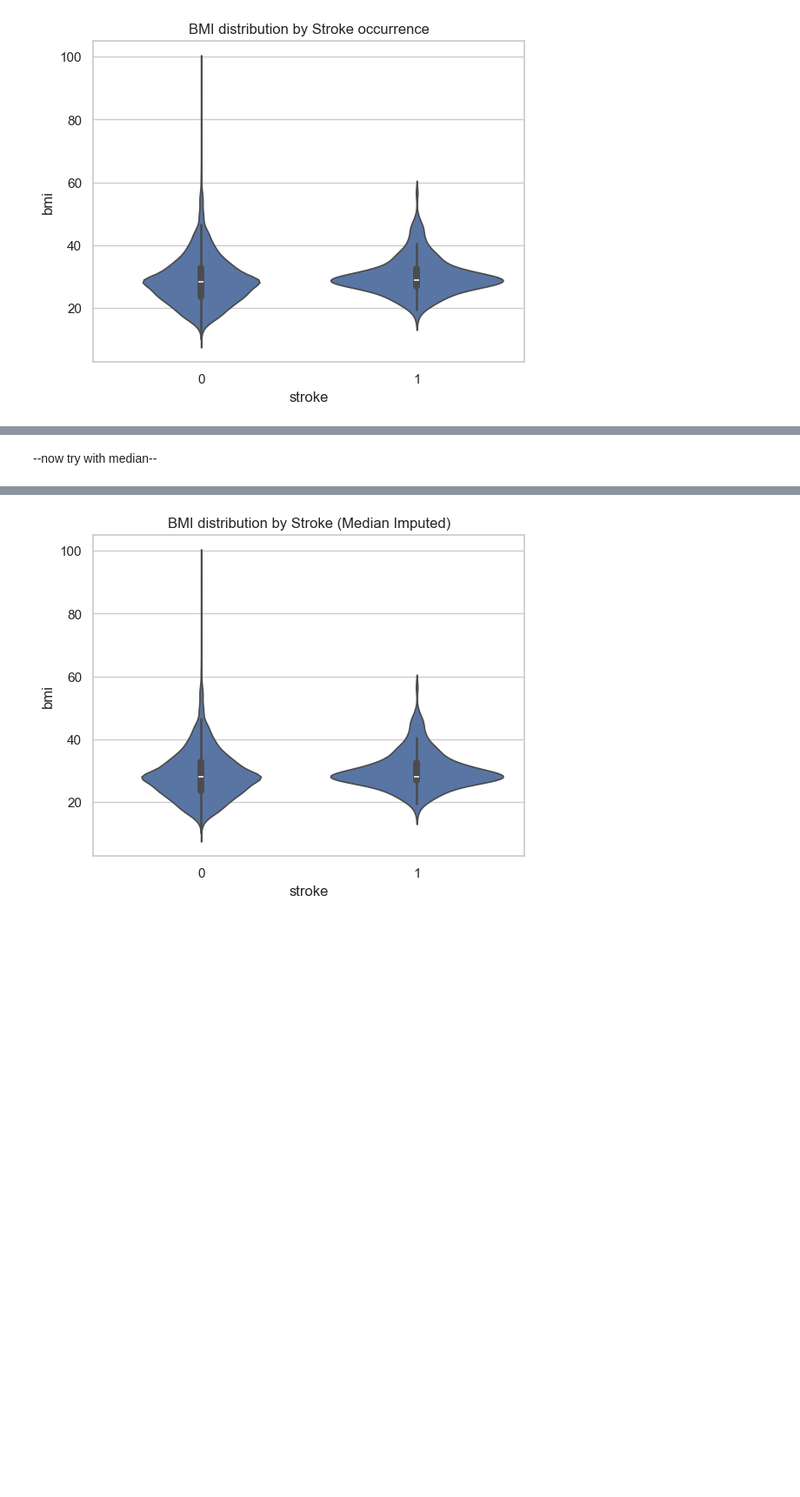
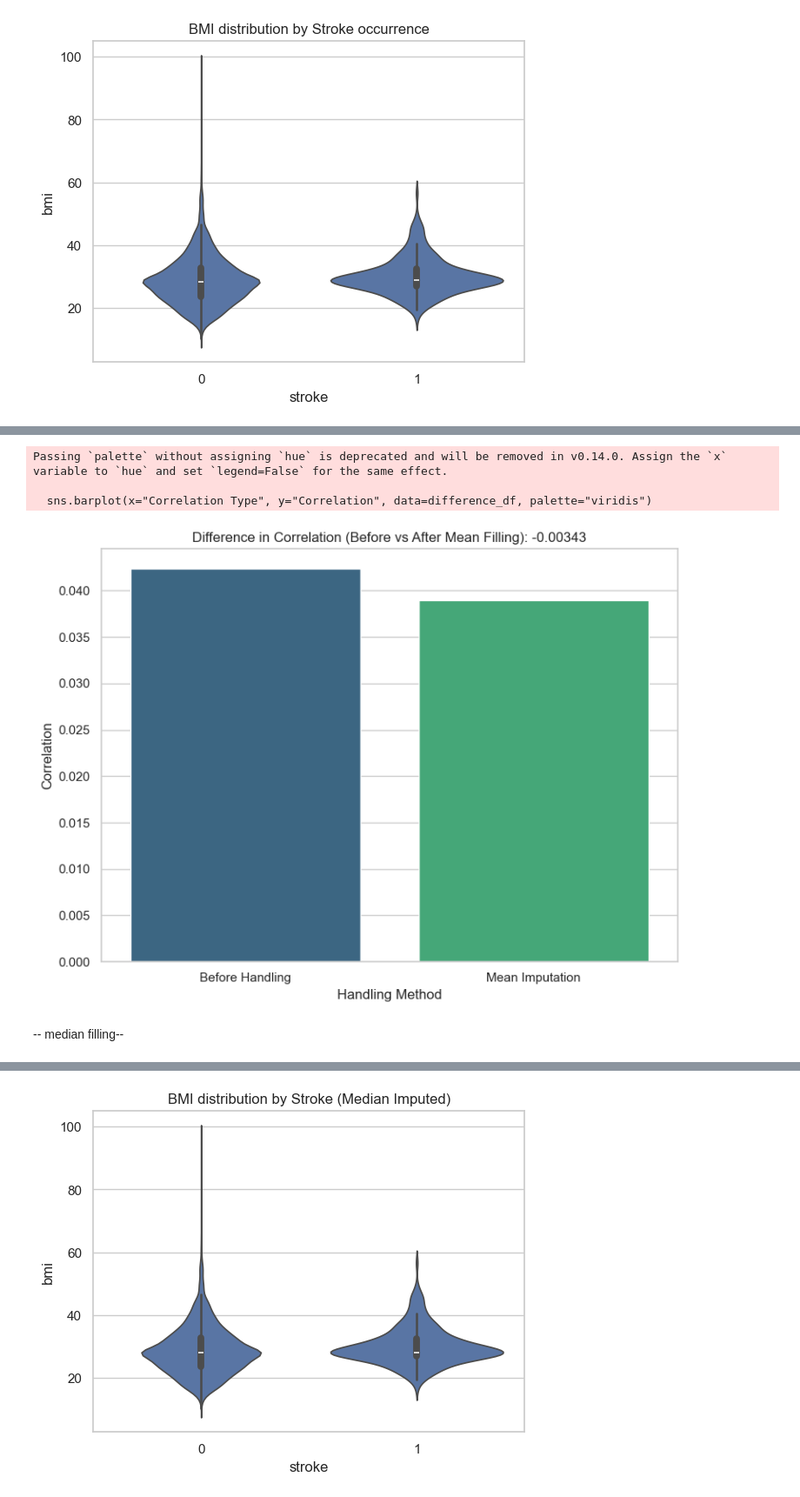
Before and after one commit to mazen4bs/stoke-prediction-machine-learning, a Jupyter notebook: stroke prediction/notebooks/stroke_analysis_phase1.ipynb, the cells around one changed output, grey strips where cells are left out. Shown at 87% size. Cells and saved outputs as stored; diff of their text form; code cells hidden in the pictures; blank space fills up the shorter version.

```diff
--- a/stroke prediction/notebooks/stroke_analysis_phase1.ipynb
+++ b/stroke prediction/notebooks/stroke_analysis_phase1.ipynb
@@ -649,5 +687,30 @@ plt.show()
+# %%
+# Create a new DataFrame with the required rows
+correlation_values = {
+	"Correlation Type": ["Before Handling", "Mean Imputation"],
+	"Correlation": [correlation_before.loc["bmi", "stroke"], correlation_mean.loc["bmi", "stroke"]]
+}
+difference_df = pd.DataFrame(correlation_values)
+
+# Calculate the difference in correlation
+correlation_difference = difference_df.loc[difference_df["Correlation Type"] == "Mean Imputation", "Correlation"].values[0] - \
+						 difference_df.loc[difference_df["Correlation Type"] == "Before Handling", "Correlation"].values[0]
+
+# Plot the bar chart
+plt.figure(figsize=(8, 6))
+sns.barplot(x="Correlation Type", y="Correlation", data=difference_df, palette="viridis")
+plt.title(f"Difference in Correlation (Before vs After Mean Filling): {correlation_difference:.5f}")
+plt.ylabel("Correlation")
+plt.xlabel("Handling Method")
+plt.tight_layout()
+plt.show()
+# %% [output]
+Passing `palette` without assigning `hue` is deprecated and will be removed in v0.14.0. Assign the `x` variable to `hue` and set `legend=False` for the same effect.
+
+  sns.barplot(x="Correlation Type", y="Correlation", data=difference_df, palette="viridis")
+[figure, added]
 # %% [markdown]
---now try with median--
+-- median filling--
 # %%
 # Create a copy of the DataFrame
 df_median_bmi = df.copy()
```
Also changed, not shown: parts of 27 cells of this notebook.
